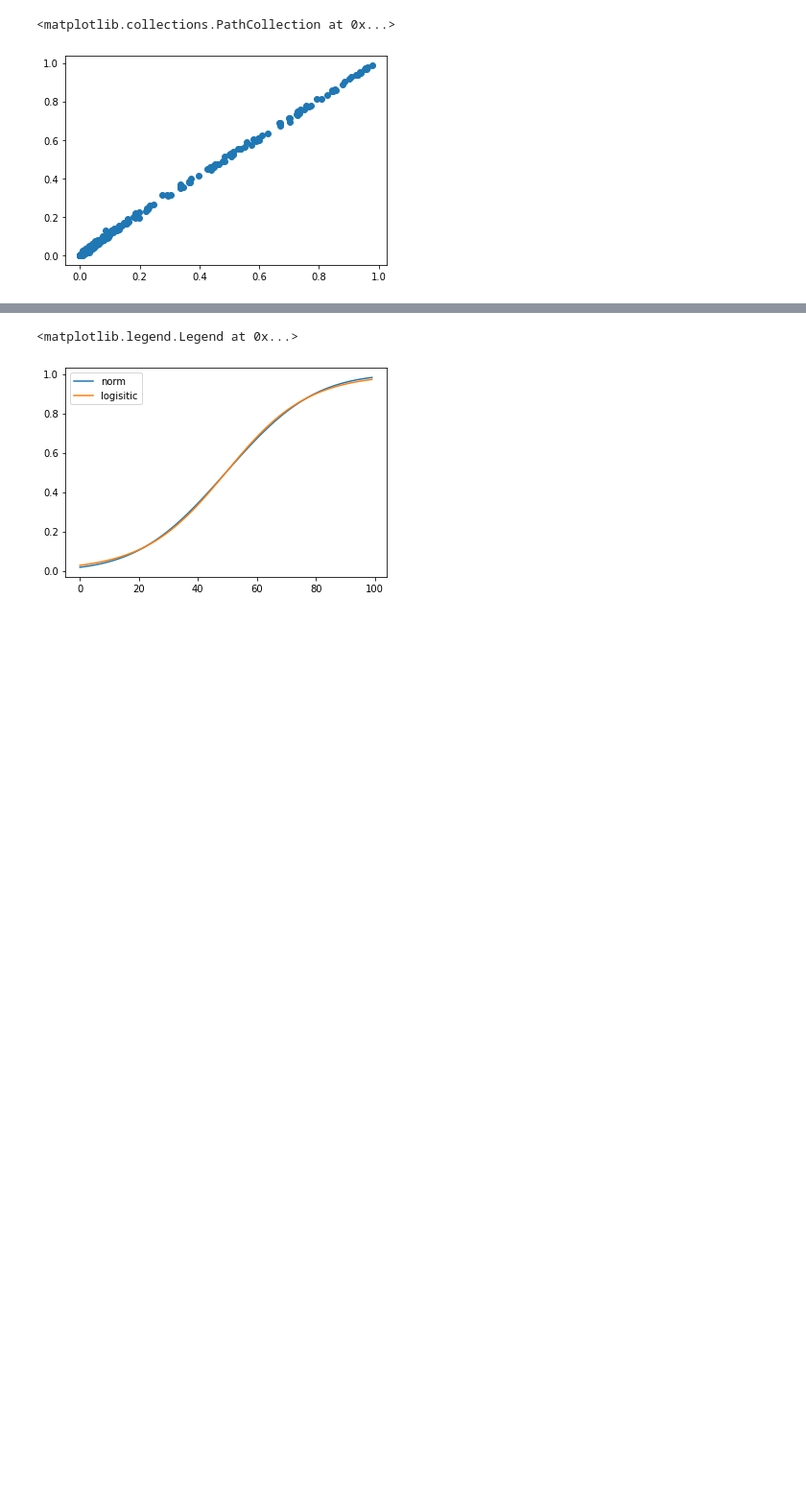
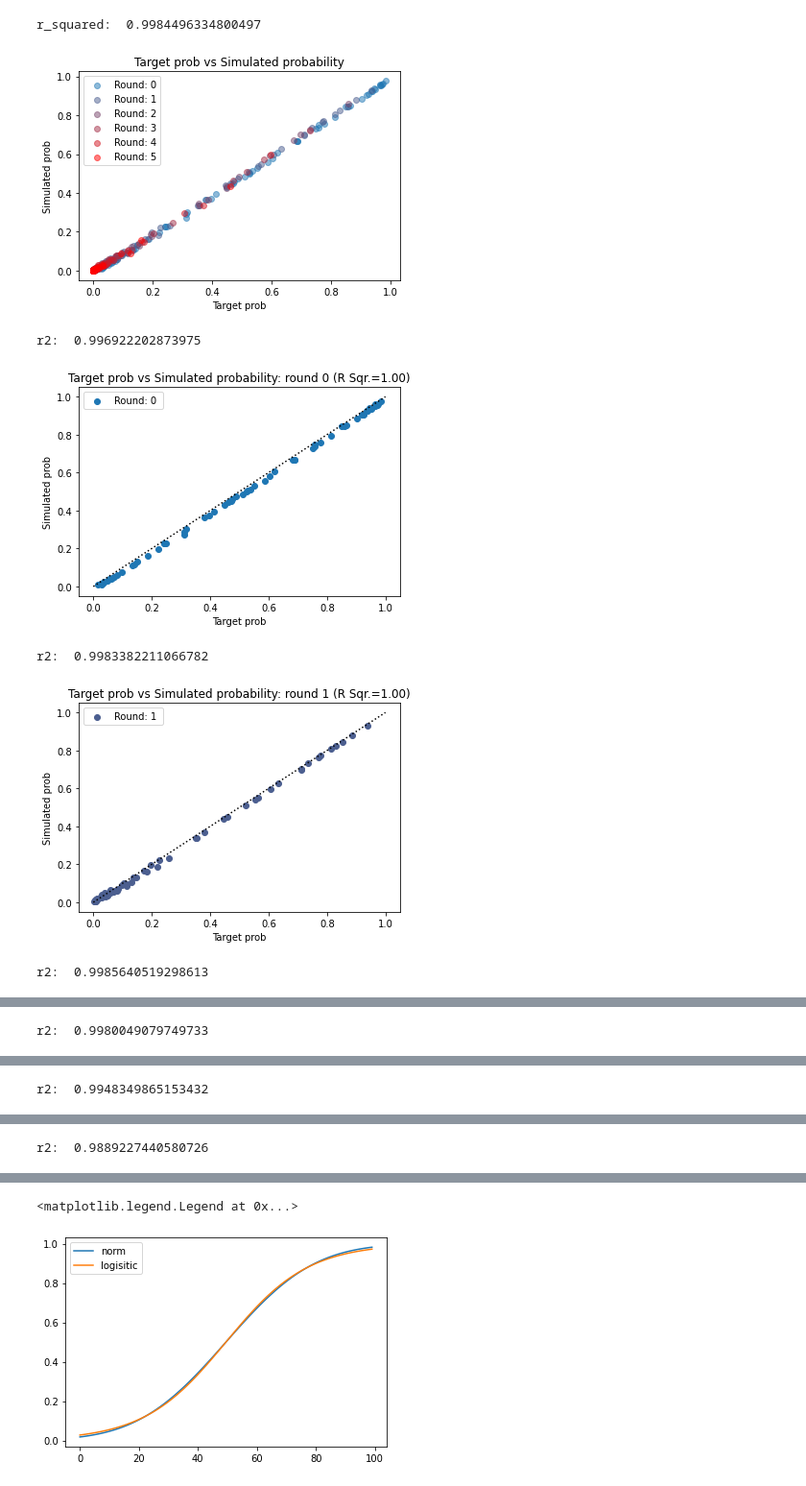
Before and after one commit to rymuelle/marchMadnessBracket, a Jupyter notebook: notebooks/building_human_model.ipynb, the cells around one changed output, grey strips where cells are left out. Shown at 96% size. Cells and saved outputs as stored; diff of their text form; code cells hidden in the pictures; blank space fills up the shorter version.

Commit message:
cleaned up for first trained model

```diff
--- a/notebooks/building_human_model.ipynb
+++ b/notebooks/building_human_model.ipynb
@@ -319 +120,6 @@ sorted(names_prob,key=lambda x: -x[2])
+# %%
+TB.set_teams()
+# %%
+computer_rating = TB.starting_rating()
+human_rating = TB.trained_rating()
 # %%
@@ -342,5 +148,10 @@ Oral Roberts,1.14,0.9,0.24
-# %%
-plt.scatter(target_np,prob_np)
-# %% [output]
-<matplotlib.collections.PathCollection at 0x...>
-[figure, removed]
+# %%
+make_plots(TB,target, post_fix="post_fit")
+# %% [output]
+r_squared:  0.9984496334800497
+[figure, added]
+r2:  0.996922202873975
+[figure, added]
+r2:  0.9983382211066782
+[figure, added]
+r2:  0.9985640519298613
@@ -346,0 +159 @@ plt.scatter(target_np,prob_np)
+r2:  0.9980049079749733
@@ -346,0 +161 @@ plt.scatter(target_np,prob_np)
+r2:  0.9948349865153432
@@ -346,0 +163 @@ plt.scatter(target_np,prob_np)
+r2:  0.9889227440580726
```
Also changed, not shown: parts of 35 cells of this notebook.
